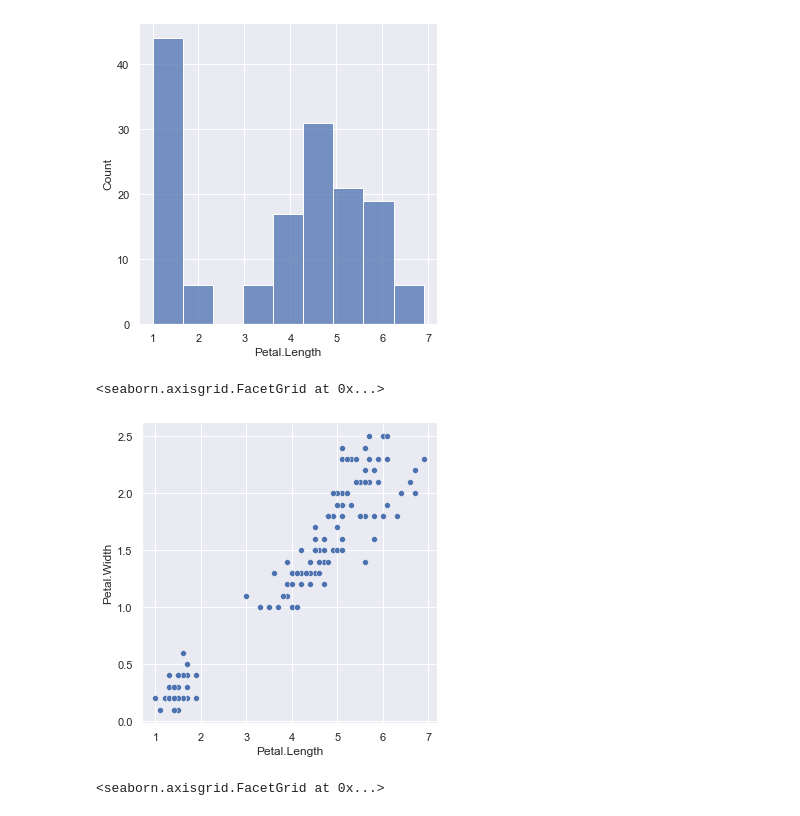
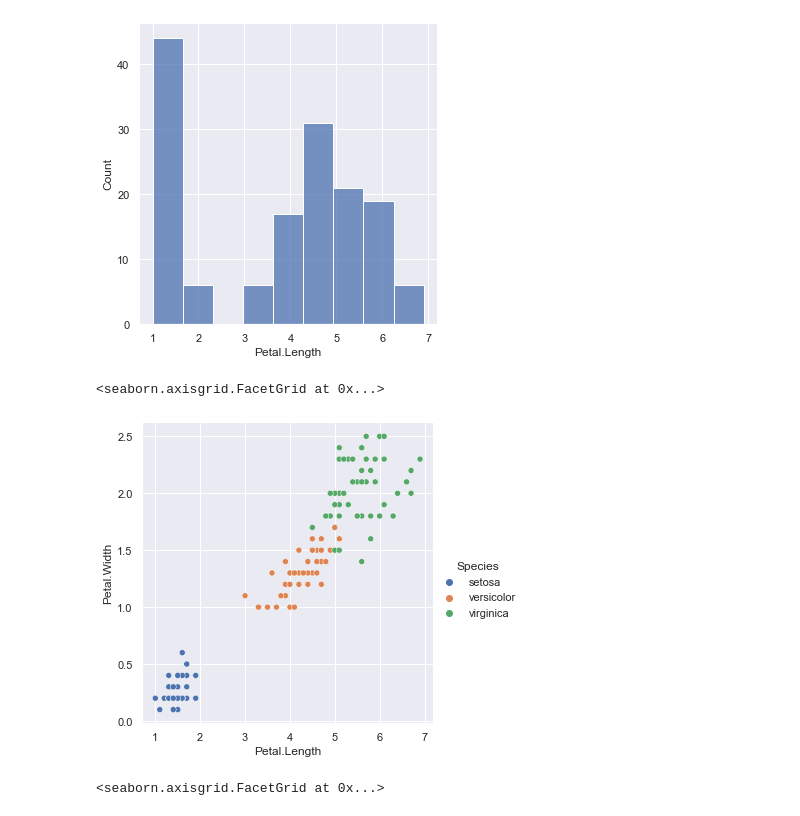
Before and after one commit to Cayt-Schlichting/numpy-pandas-visualization-exercises, a Jupyter notebook: seaborn_exercises.ipynb, the cells around one changed output. Drawn from its saved outputs; the diff is of its cells as text; code cells hidden in the pictures.

```diff
--- a/seaborn_exercises.ipynb
+++ b/seaborn_exercises.ipynb
@@ -25,10 +25,10 @@ sns.displot(data=iris,x='Petal.Length')
 [figure]
 # %%
 #2 correlation b/w petal length and width
-sns.relplot(data=iris,x='Petal.Length',y='Petal.Width') #Yes
+sns.relplot(data=iris,x='Petal.Length',y='Petal.Width',hue='Species') #Yes
 # %% [output]
 <seaborn.axisgrid.FacetGrid at 0x...>
-[figure, old version]
+[figure, new version]
 # %%
 #3 Would it be reasonable to predict species based on sepal width and length?
 sns.relplot(data = iris, x='Sepal.Length',y='Sepal.Width',hue='Species')
```
Also changed, not shown: parts of 10 cells of this notebook.
